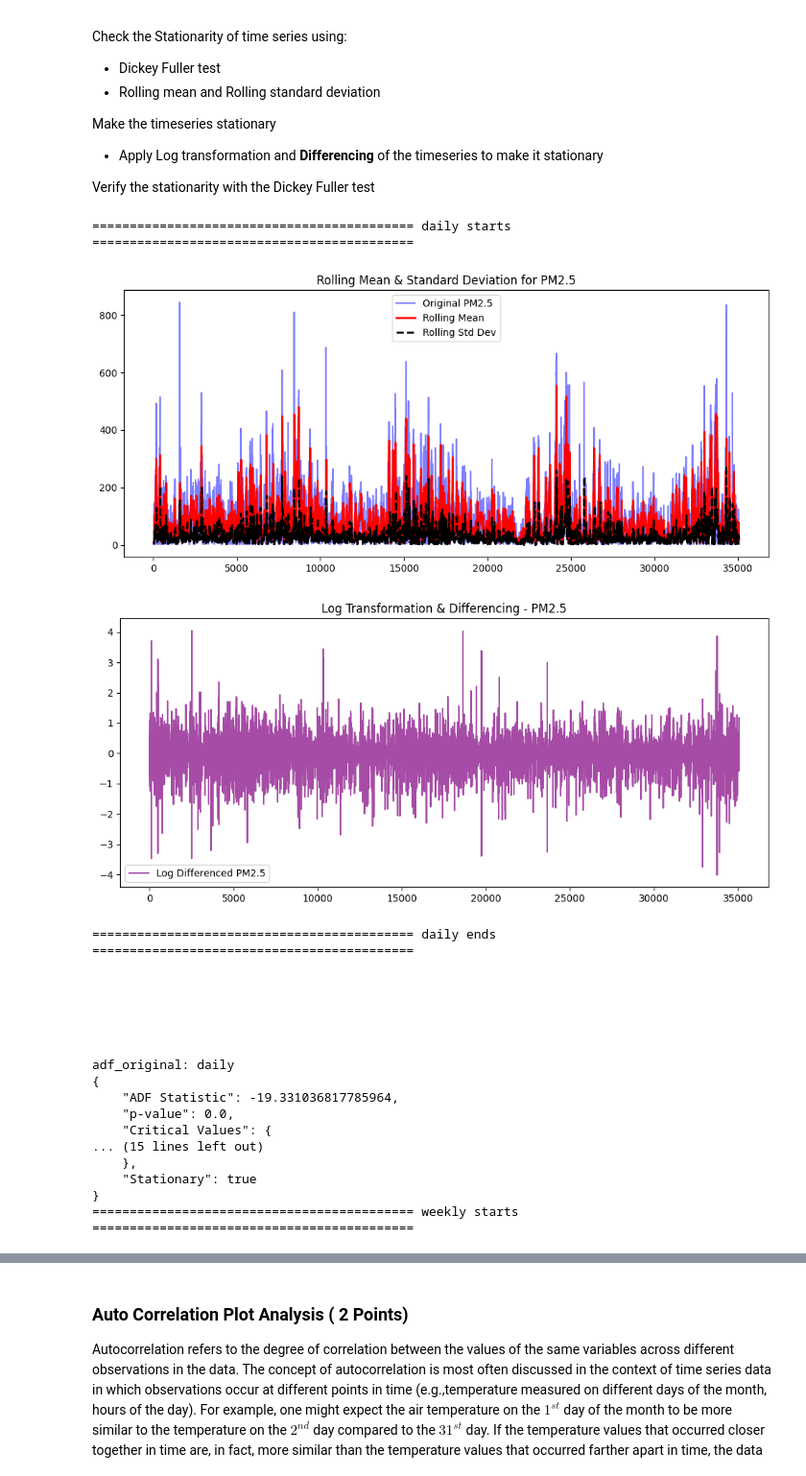
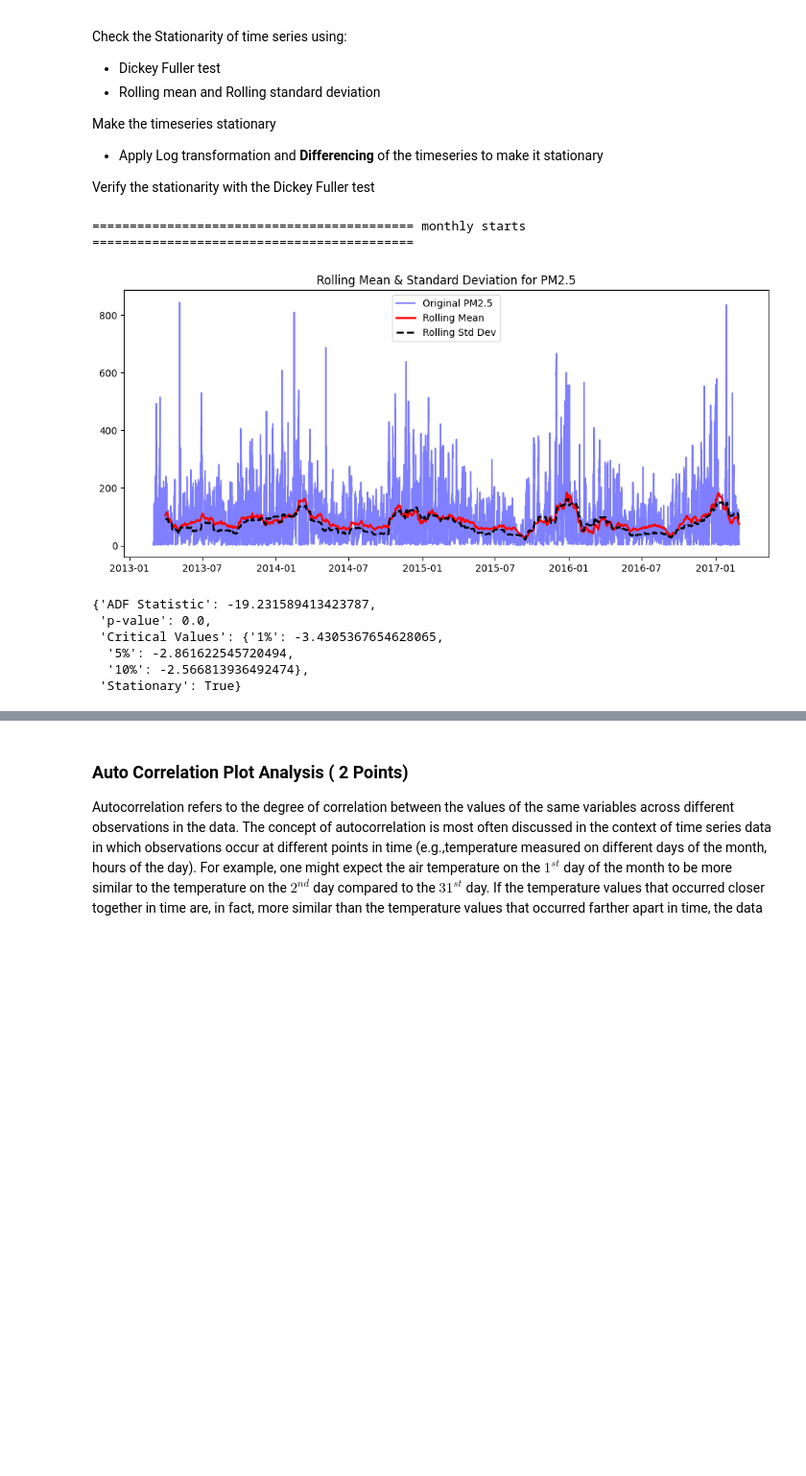
Before and after one commit to vchandraiitk/PokerCardGame, a Jupyter notebook: Vikas_M8_NB_MiniProject_4_AirQuality_Forecast_ARIMA.ipynb, the cells around one changed output, grey strips where cells are left out. Shown at 96% size. Cells and saved outputs as stored; diff of their text form; code cells hidden in the pictures; blank space fills up the shorter version.

```diff
--- a/Vikas_M8_NB_MiniProject_4_AirQuality_Forecast_ARIMA.ipynb
+++ b/Vikas_M8_NB_MiniProject_4_AirQuality_Forecast_ARIMA.ipynb
@@ -104,6 +104,8 @@ Refer to casestudy: [M6_NB_Case_Study_EDA_Air_Quality_Data](https://drive.google
 path = "PRSA_Data_Nongzhanguan_20130301_20170228.csv"
 # YOUR CODE HERE
 df = pd.read_csv(path)
+df['date'] = pd.to_datetime(df[['year', 'month', 'day', 'hour']])
+df.set_index('date', inplace=True)
 # %% [markdown]
 ### Correlation plot between Features (1 Point)
 # %%
@@ -204,82 +172,33 @@ def adf_test(series):
 # %%
 import json
 # YOUR CODE HERE
 ######### DAILY #########
 # Function to perform Dickey-Fuller Test
 def adf_test_for_freq(df, freq):
-    # Step 1: Rolling Mean & Rolling Std
-    period=0
-    if freq == 'daily':
-        period = 24
-    elif freq == 'weekly':
-        period = 24 * 7
-    elif freq == 'monthly':
-        period = 24 * 30
-    else:
-        period = 24*30
+
+    period = 24*30
 
     rolling_mean = df['PM2.5'].rolling(window=period).mean()  # 30-day rolling mean
     rolling_std = df['PM2.5'].rolling(window=period).std()
     print('=========================================== '+freq+' starts  ===========================================')
     # Plot Original Time Series with Rolling Statistics
     plt.figure(figsize=(12, 5))
     plt.plot(df['PM2.5'], color='blue', label="Original PM2.5", alpha=0.5)
     plt.plot(rolling_mean, color='red', label="Rolling Mean", linewidth=2)
     plt.plot(rolling_std, color='black', label="Rolling Std Dev", linewidth=2, linestyle="dashed")
     plt.legend()
     plt.title("Rolling Mean & Standard Deviation for PM2.5")
     plt.show()
 
-    # Step 2: Dickey-Fuller Test on Original Series
-    adf_original = adf_test(df['PM2.5'])
 
-    # Step 3: Log Transformation
-    df['PM2.5_log'] = np.log(df['PM2.5'] + 1)  # Adding 1 to avoid log(0)
-
-    # Step 4: Differencing to remove trend
-    df['PM2.5_log_diff'] = df['PM2.5_log'].diff()
-
-    # Step 5: Dickey-Fuller Test on Differenced Series
-    adf_diff = adf_test(df['PM2.5_log_diff'])
-
-    # Plot Log-Transformed & Differenced Series
-    plt.figure(figsize=(12, 5))
-    plt.plot(df['PM2.5_log_diff'], color='purple', label="Log Differenced PM2.5", alpha=0.7)
-    plt.legend()
-    plt.title("Log Transformation & Differencing - PM2.5")
-    plt.show()
-    print('=========================================== '+freq+' ends  ===========================================')
-    print("\n\n\n\n\n")
-    adf_original_json = json.dumps(adf_original, indent=4)
-    adf_diff_json = json.dumps(adf_diff, indent=4)
-    # Display ADF Test Results
-    print("adf_original: "+freq)
-    print(adf_original_json)
-
-    print("\nadf_diff: "+freq)
-    print(adf_diff_json)
-
-adf_test_for_freq(df, 'daily')
-adf_test_for_freq(df, 'weekly')
 adf_test_for_freq(df, 'monthly')
+adf_test(df['PM2.5'])
 # %% [output]
-=========================================== daily starts  ===========================================
+=========================================== monthly starts  ===========================================
-[figure, old version]
+[figure, new version]
-[figure, removed]
-=========================================== daily ends  ===========================================
-
-
-
-
-
-
-adf_original: daily
-{
-    "ADF Statistic": -19.331036817785964,
-    "p-value": 0.0,
-    "Critical Values": {
-... (15 lines left out)
-    },
-    "Stationary": true
-}
-=========================================== weekly starts  ===========================================
+{'ADF Statistic': -19.231589413423787,
+ 'p-value': 0.0,
+ 'Critical Values': {'1%': -3.4305367654628065,
+  '5%': -2.861622545720494,
+  '10%': -2.566813936492474},
+ 'Stationary': True}
```
Also changed, not shown: parts of 12 cells of this notebook.
